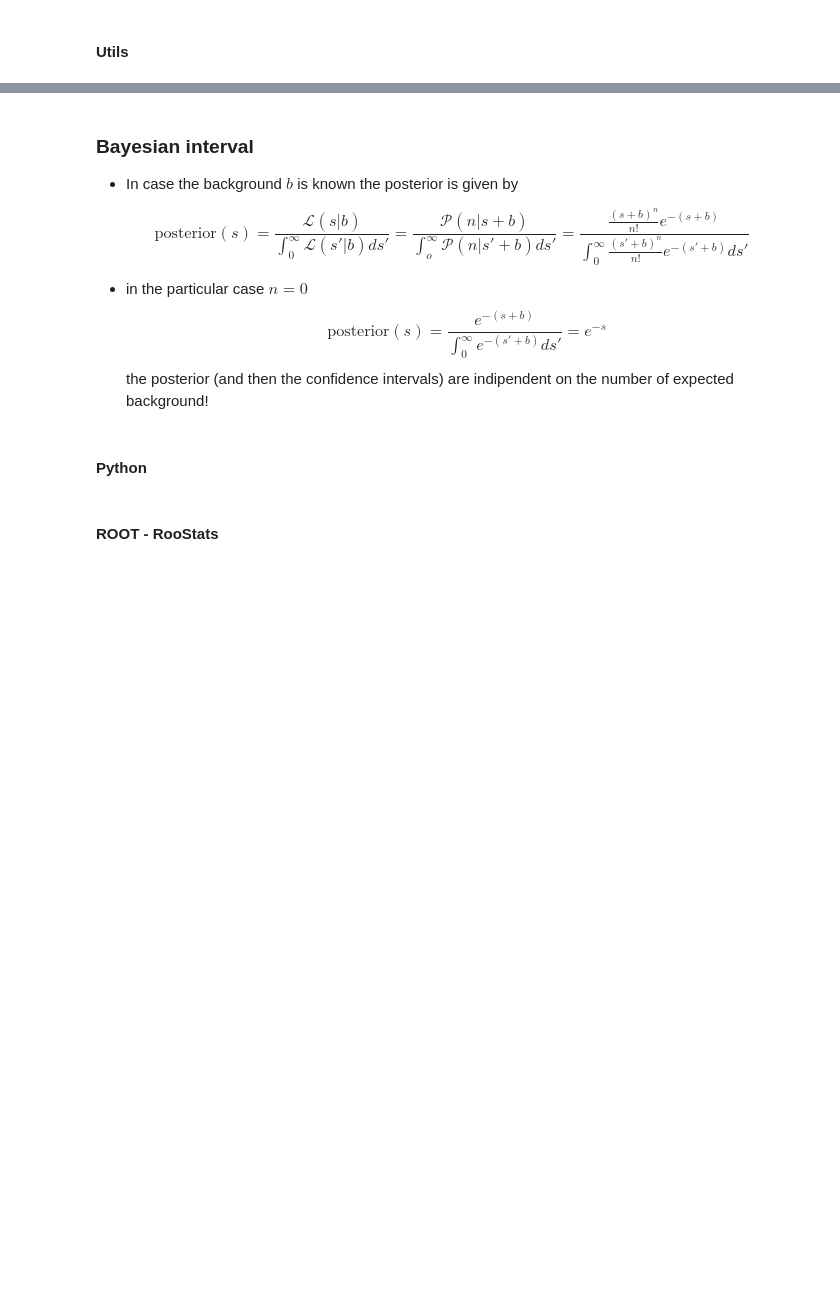
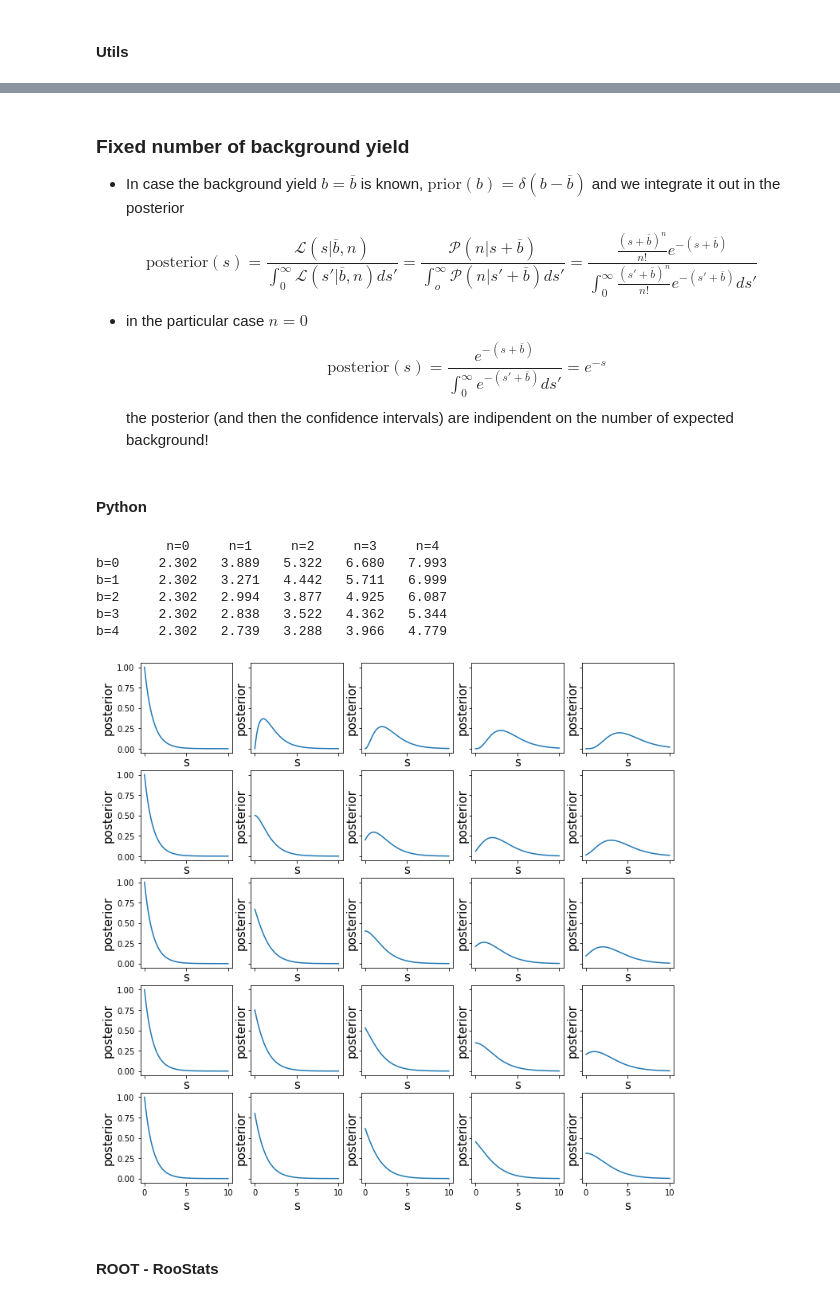
Before and after one commit to amerli90/LecturesMAD22-23, a Jupyter notebook: Counting_experiment.ipynb, the cells around one changed output, grey strips where cells are left out. Saved outputs shown, nothing was run; the diff lists cells and outputs as text; code cells hidden in the pictures; blank space fills up the shorter version.

```diff
--- a/Counting_experiment.ipynb
+++ b/Counting_experiment.ipynb
@@ -49,26 +49,36 @@ def nll(model,n,s,b,**kwargs):
 def nll_2d(model,n,x,**kwargs):
     return -np.log(model(n=n,x=x,**kwargs))
 
-def posterior(model,n,b=None,s=np.linspace(0,10,101),**kwargs):
-    if b!=None: # fixed b
+def integral_2d(f,x,y):
+    zz = f(x.reshape(-1,1),y.reshape(1,-1))
+    return simpson([simpson(zz_y,y) for zz_y in zz],x)
+
+def posterior(model,n,b=None,s=np.linspace(0,10,101),profile_b=False,TwoD = False,**kwargs):
+    if type(b) is int or type(b) is float: # fixed b
         integralmodel = quad(partial(model,n,b=b,**kwargs),0,np.inf)[0]
         return model(n,s,b,**kwargs)/integralmodel
-    else: # b not fixed, optimise b
-        post = []
-        for s_i in s:
-            res=minimize(partial(nll,model,n,s_i,**kwargs),x0=(3,),bounds=[(0,np.inf)])
-            optimalb = res.x[0]
-            #integralmodel = quad(partial(model,n,b=optimalb,**kwargs),0,np.inf)[0]
-            post.append(model(n=n,s=s_i,b=optimalb,**kwargs))
-        post = np.array(post)
-        integralmodel = simpson(post,s)
-        return post/integralmodel
+    else: # b not fixed
+        if profile_b: # optimise b
+            post = []
+            for s_i in s:
+                res=minimize(partial(nll,model,n,s_i,**kwargs),x0=(3,),bounds=[(0,np.inf)])
+                optimalb = res.x[0]
+                #integralmodel = quad(partial(model,n,b=optimalb,**kwargs),0,np.inf)[0]
+                post.append(model(n=n,s=s_i,b=optimalb,**kwargs))
+            post = np.array(post)
+            integralmodel = simpson(post,s)
+            return post/integralmodel
+        else: # integrate b
+            post = []
+            integral = integral_2d(partial(model,n,**kwargs),s,b)
+            if TwoD: # Posterior 2D (s,b)
+                return model(n,s = s.reshape(1,-1),b = b.reshape(-1,1),**kwargs)/integral
+            else: # Posterior 1D (s) / integrate b
+                integral_b = simpson(model(n,s.reshape(-1,1),b.reshape(1,-1),**kwargs),b,axis=1)
+                return integral_b/integral
 
 def testStatistic(model,n,s,b,bestNLL,**kwargs):
     return 2*(nll(model=model,n=n,s=s,b=b,**kwargs)-bestNLL)
-
-def testStatistic_2d(model,n,x,bestNLL,**kwargs):
-    return 2*(nll_2d(model=model,n=n,x=x,**kwargs)-bestNLL)
 # %% [markdown]
 ## Bayesian approach
 
@@ -86,17 +96,17 @@ def testStatistic_2d(model,n,x,bestNLL,**kwargs):
 
 In the bayesian statistics, once you have the posterior you have “everything”, you can calculate intervals, upper limits, ...
 # %% [markdown]
-### Bayesian interval
+### Fixed number of background yield
 
-- In case the background $b$ is known the posterior is given by
+- In case the background yield $b=\overline{b}$ is known, $\mathrm{prior}(b) = \delta(b-\overline{b})$ and we integrate it out in the posterior
 
 \begin{equation}
-\mathrm{posterior}(s) = \frac{\mathcal{L}(s | b)}{\int_0^\infty \mathcal{L}(s' | b) ds'} = \frac{\mathcal{P}(n|s+b)}{\int_o^\infty \mathcal{P}(n|s'+b) ds'} = \frac{\frac{(s+b)^n}{n!} e^{-(s+b)}}{\int_0^\infty \frac{(s'+b)^n}{n!} e^{-(s'+b)} ds'}
+\mathrm{posterior}(s) = \frac{\mathcal{L}(s | \overline{b},n)}{\int_0^\infty \mathcal{L}(s' | \overline{b},n) ds'} = \frac{\mathcal{P}(n|s+\overline{b})}{\int_o^\infty \mathcal{P}(n|s'+\overline{b}) ds'} = \frac{\frac{(s+\overline{b})^n}{n!} e^{-(s+\overline{b})}}{\int_0^\infty \frac{(s'+\overline{b})^n}{n!} e^{-(s'+\overline{b})} ds'}
 \end{equation}
 
 - in the particular case $n=0$
 \begin{equation}
-\mathrm{posterior}(s) = \frac{e^{-(s+b)}}{\int_0^\infty e^{-(s'+b)} ds'} = e^{-s}
+\mathrm{posterior}(s) = \frac{e^{-(s+\overline{b})}}{\int_0^\infty e^{-(s'+\overline{b})} ds'} = e^{-s}
 \end{equation}
 the posterior (and then the confidence intervals) are indipendent on the number of expected background!
 # %% [markdown]
@@ -104,21 +114,30 @@ the posterior (and then the confidence intervals) are indipendent on the number
 # %%
 upper_limits = {}
 fig,axs=plt.subplots(nrows=5, ncols=5, sharex=True, sharey=True, figsize=(12,12))
 s = np.linspace(0,10,10001)
 for b in range(5):
     for n in range(5):
         post = posterior(model=model_poisson,n=n,b=b,s=s)
         cum_int = cumulative_trapezoid(post,s)
         CL = 0.9
         idx = (cum_int>CL).argmax()
         upper_limits[(n,b)] = s[idx]
         plt.sca(axs[b,n])
-        plt.xlabel('s')
+        plt.xlabel('s',fontsize=15)
+        plt.ylabel('posterior',fontsize=15)
         plt.plot(s,post)
 
 print('\t n=0 \t n=1 \t n=2 \t n=3 \t n=4')
 for b in range(0,5):
     print('b='+str(b)+'\t'+( '\t'.join(['%.3f'%upper_limits[(n,b)] for n in range(0,5)]) ) )
+# %% [output]
+         n=0     n=1     n=2     n=3     n=4
+b=0     2.302   3.889   5.322   6.680   7.993
+b=1     2.302   3.271   4.442   5.711   6.999
+b=2     2.302   2.994   3.877   4.925   6.087
+b=3     2.302   2.838   3.522   4.362   5.344
+b=4     2.302   2.739   3.288   3.966   4.779
+[figure, added]
 # %% [markdown]
 #### ROOT - RooStats
 # %%
```
Also changed, not shown: parts of 20 cells of this notebook.
